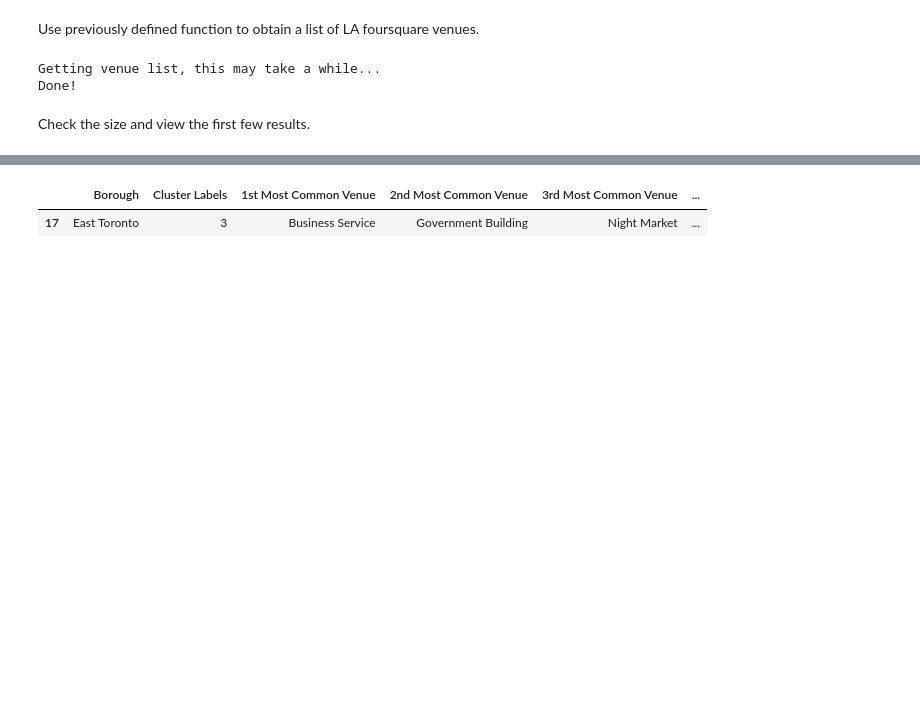
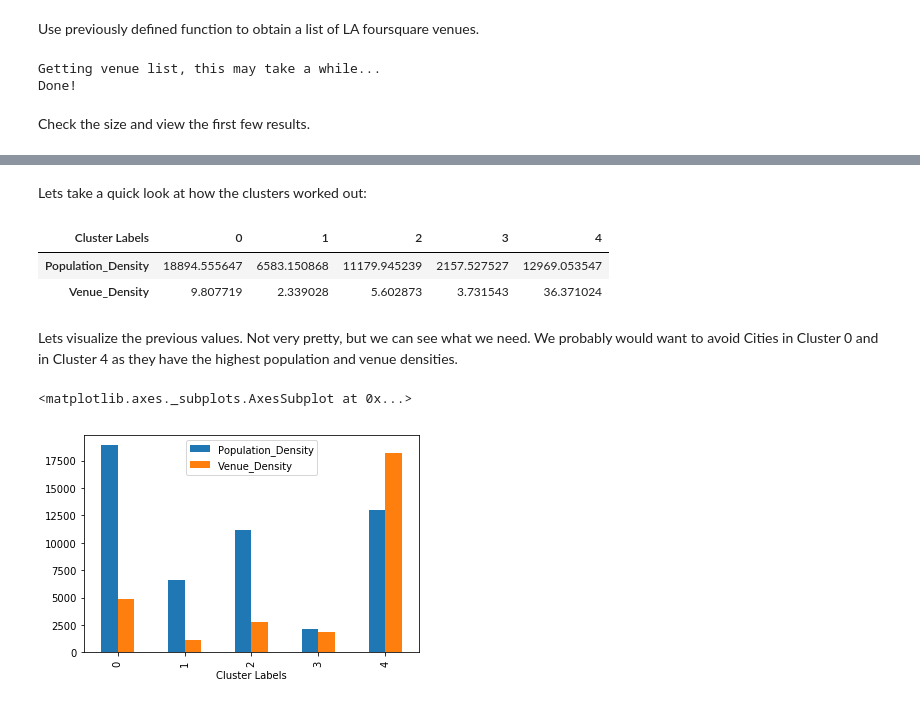
Before and after one commit to samuelchodur/Coursera_Capstone, a Jupyter notebook: Neighborhood_Battle.ipynb, the cells around one changed output, grey strips where cells are left out. Drawn from its saved outputs; the diff is of its cells as text; code cells hidden in the pictures; blank space fills up the shorter version.

```diff
--- a/Neighborhood_Battle.ipynb
+++ b/Neighborhood_Battle.ipynb
@@ -408,0 +388,5 @@ Wow, they sure do like coffee in Toronto!
+# %%
+df['Population_Density'] = df['Population'] / df['Land_Area_sqmi']
+df['Venue_Density'] = df['Venue'] / df['Land_Area_sqmi']
+
+df.head()
@@ -408,0 +404,13 @@ Wow, they sure do like coffee in Toronto!
+# %%
+from sklearn.preprocessing import MinMaxScaler
+
+scaler = MinMaxScaler()
+
+data_scaled = scaler.fit_transform(df[['Population_Density', 'Venue_Density']])
+
+to_merge = pd.DataFrame(data_scaled, columns=['norm_Population_D', 'norm_Venue_D'])
+
+df['norm_Population_D'] = to_merge['norm_Population_D']
+df['norm_Venue_D'] = to_merge['norm_Venue_D']
+
+df.head()
@@ -416,13 +433,9 @@ import matplotlib.cm as cm
 import matplotlib.colors as colors
 # %%
 # set number of clusters
-kclusters = 5
+kclusters = 5 # How to calculate adequate number of clusters?
 
-toronto_grouped_clustering = toronto_grouped.drop('Neighborhood', 1)
-toronto_grouped_clustering
-# run k-means clustering
-kmeans = KMeans(n_clusters=kclusters, random_state=0).fit(toronto_grouped_clustering)
+kmeans = KMeans(n_clusters=kclusters, random_state=0).fit(df[['norm_Population_D', 'norm_Venue_D']])
 
-# check cluster labels generated for each row in the dataframe
 kmeans.labels_[0:]
 # %% [output]
@@ -448,3 +446,5 @@ toronto_merged.head() # check the last columns!
+# %%
+df.insert(0, 'Cluster Labels', kmeans.labels_)
 # %%
 # create map
 map_clusters = folium.Map(location=g.latlng, zoom_start=11)
@@ -514,5 +475,0 @@ toronto_merged.loc[toronto_merged['Cluster Labels'] == 2, toronto_merged.columns
-# %%
-toronto_merged.loc[toronto_merged['Cluster Labels'] == 3, toronto_merged.columns[[1] + list(range(5, toronto_merged.shape[1]))]]
-# %% [output]
-|  | Borough | Cluster Labels | 1st Most Common Venue | 2nd Most Common Venue | 3rd Most Common Venue | ... |
-| 17 | East Toronto | 3 | Business Service | Government Building | Night Market | ... |
@@ -518,0 +480,18 @@ toronto_merged.loc[toronto_merged['Cluster Labels'] == 3, toronto_merged.columns
+# %% [markdown]
+Lets take a quick look at how the clusters worked out:
+# %%
+df[['Population_Density', 'Venue_Density', 'Cluster Labels']].groupby('Cluster Labels').mean().T
+# %% [output]
+| Cluster Labels | 0 | 1 | 2 | 3 | 4 |
+| Population_Density | 18894.555647 | 6583.150868 | 11179.945239 | 2157.527527 | 12969.053547 |
+| Venue_Density | 9.807719 | 2.339028 | 5.602873 | 3.731543 | 36.371024 |
+# %% [markdown]
+Lets visualize the previous values. Not very pretty, but we can see what we need. We probably would want to avoid Cities in Cluster 0 and in Cluster 4 as they have the highest population and venue densities.
+# %%
+#df[['Population_Density', 'Venue_Density', 'Cluster Labels']].groupby('Cluster Labels').mean().unstack().plot.bar()
+gb = df.groupby('Cluster Labels').mean()[['Population_Density', 'Venue_Density']]
+gb['Venue_Density'] = gb['Venue_Density']*500
+gb.plot.bar()
+# %% [output]
+<matplotlib.axes._subplots.AxesSubplot at 0x...>
+[figure, added]
```
Also changed, not shown: parts of 80 cells of this notebook.
